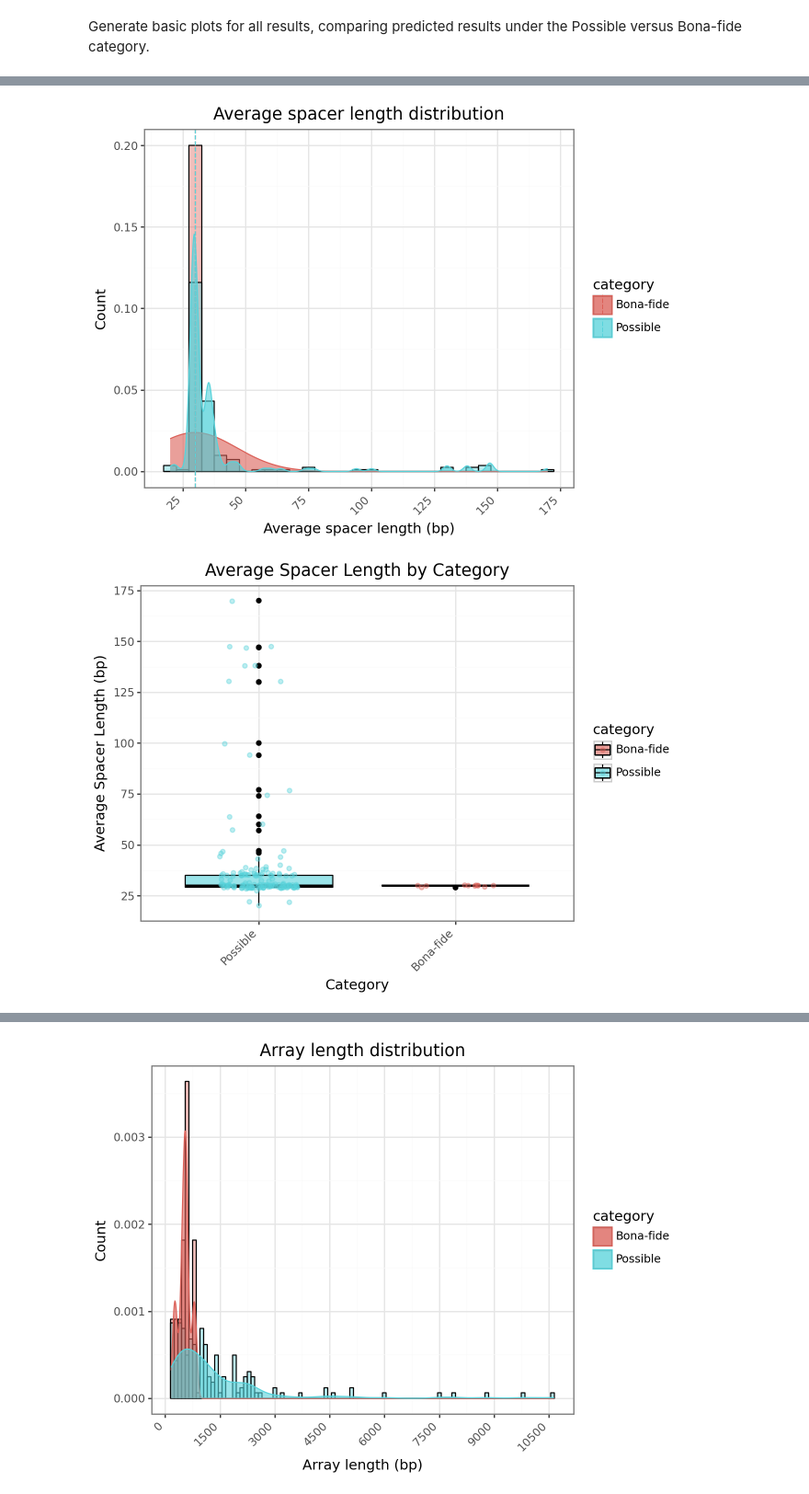
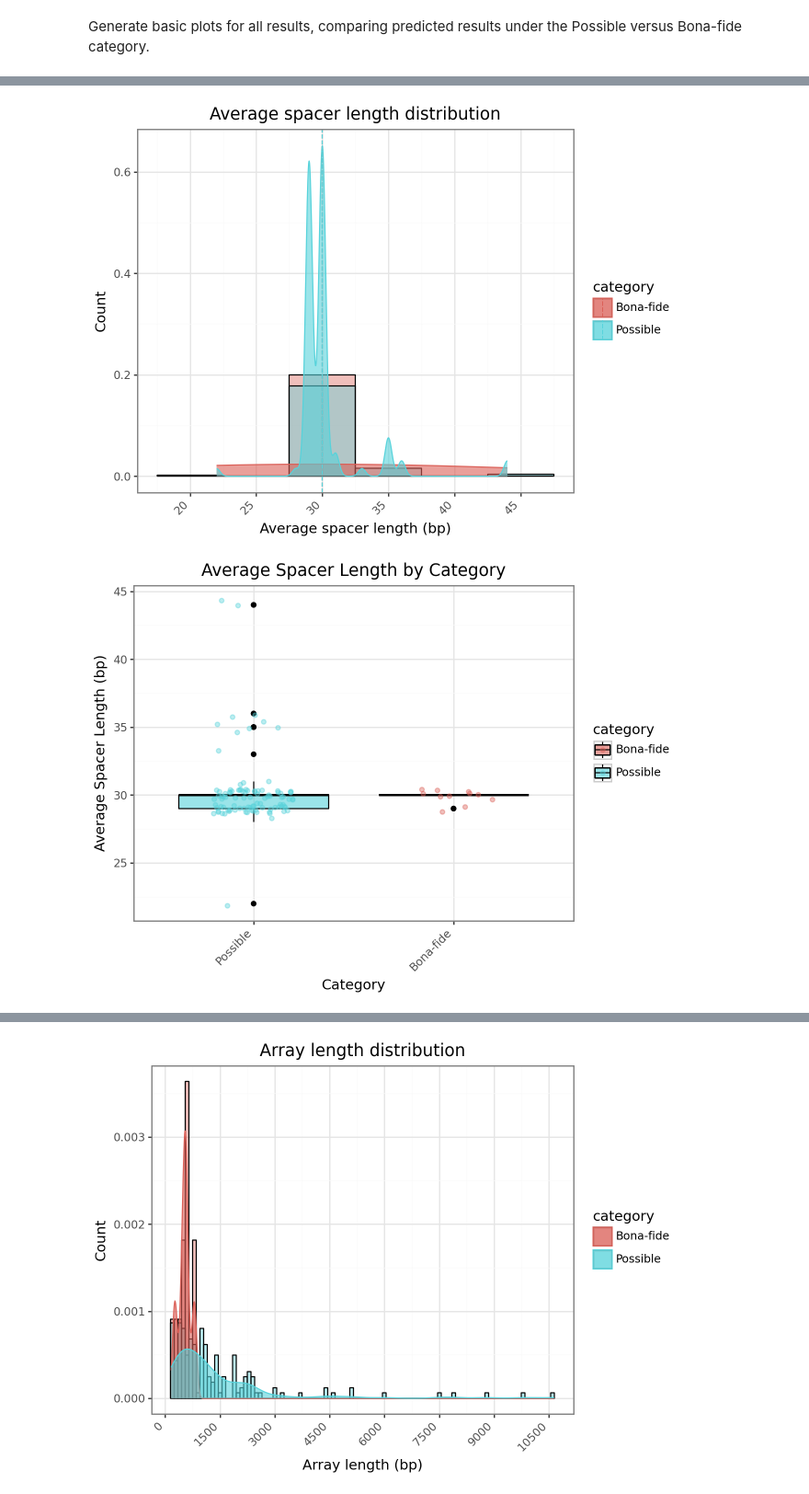
Before and after one commit to rjibengtsson/spacer_analysis, a Jupyter notebook: prelim/premlinary_analysis.ipynb, the cells around one changed output, grey strips where cells are left out. Shown at 92% size. Saved outputs shown, nothing was run; the diff lists cells and outputs as text; code cells hidden in the pictures.

```diff
--- a/prelim/premlinary_analysis.ipynb
+++ b/prelim/premlinary_analysis.ipynb
@@ -300,3 +307,6 @@ df = df.drop_duplicates(subset=['array_id'])
 
 # Distingush between categories
 df_sub = df[df['category'] != 'Alternative']
+
+# # Drop arrays with high spacer length variance
+df_sub = df_sub[df_sub['spacer_len_var'] < 5]
@@ -303,4 +335,7 @@ df_sub = df[df['category'] != 'Alternative']
 # %%
+# # Drop arrays with high spacer length variance
+df_sub = df_sub[df_sub['spacer_len_var'] < 1]
+
 breaks = list(range(0, int(df_sub['avgrepeatlen'].max()) + 5, 5))
 
 median_len = (
@@ -358,6 +393,4 @@ display(p_box)
 # %%
-breaks = list(range(0, int(df_sub['avgspacerlen'].max()) + 25, 25))
-
 median_len = (
     df_sub.groupby('category', as_index=False)['avgspacerlen']
     .median()
@@ -368,36 +401,36 @@ median_len = (
 p_freq = (
     ggplot(df_sub, aes(x='avgspacerlen', fill='category')) +
     geom_histogram(aes(y='..density..'), binwidth=5, position="identity", alpha=0.4, color="black") +
     geom_density(aes(color='category'), alpha=0.6) +
     geom_vline(data=median_len, mapping=aes(xintercept='median_len', color='category'), linetype='dashed') +
-    scale_x_continuous(breaks=breaks) +
+    scale_x_continuous(breaks=list(range(0, int(df_sub['avgspacerlen'].max()) + 5, 5))) +
     theme_bw() +
     labs(title='Average spacer length distribution',
         x='Average spacer length (bp)',
         y='Count') +
     theme(axis_text_x=element_text(rotation=45, hjust=1))
     )
 
 p_box = (
     ggplot(df_sub, aes(x='category', y='avgspacerlen', fill='category')) +
     geom_boxplot(alpha=0.6, color="black") +
     geom_jitter(aes(color='category'), alpha=0.4, width=0.2) +
     scale_x_discrete(limits=df_sub['category'].unique()) +
-    scale_y_continuous(breaks=list(range(0, int(df_sub['avgspacerlen'].max()) + 25, 25))) +
+    scale_y_continuous(breaks=list(range(0, int(df_sub['avgspacerlen'].max()) + 5, 5))) +
     theme_bw() +
     labs(
         title='Average Spacer Length by Category',
         x='Category',
         y='Average Spacer Length (bp)'
     ) +
     theme(axis_text_x=element_text(rotation=45, hjust=1))
 )
 
 # Show it in Jupyter
 display(p_freq)
 display(p_box)
 # %% [output]
-[figure, old version]
+[figure, new version]
-[figure, old version]
+[figure, new version]
 # %%
 # Create plot
```
Also changed, not shown: parts of 18 cells of this notebook, 6 other files.
